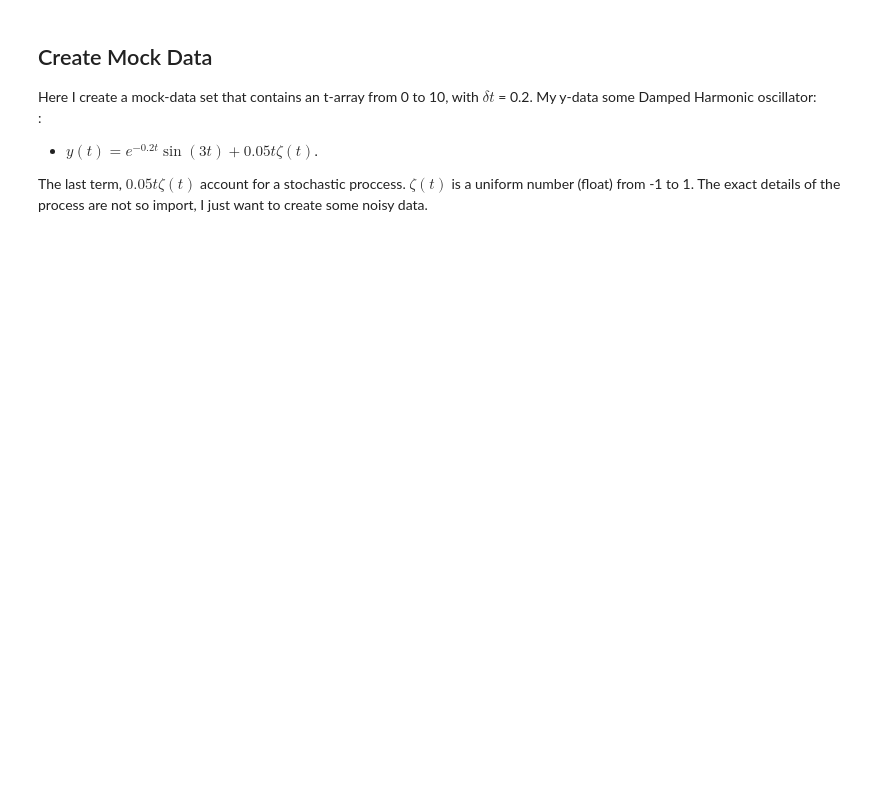
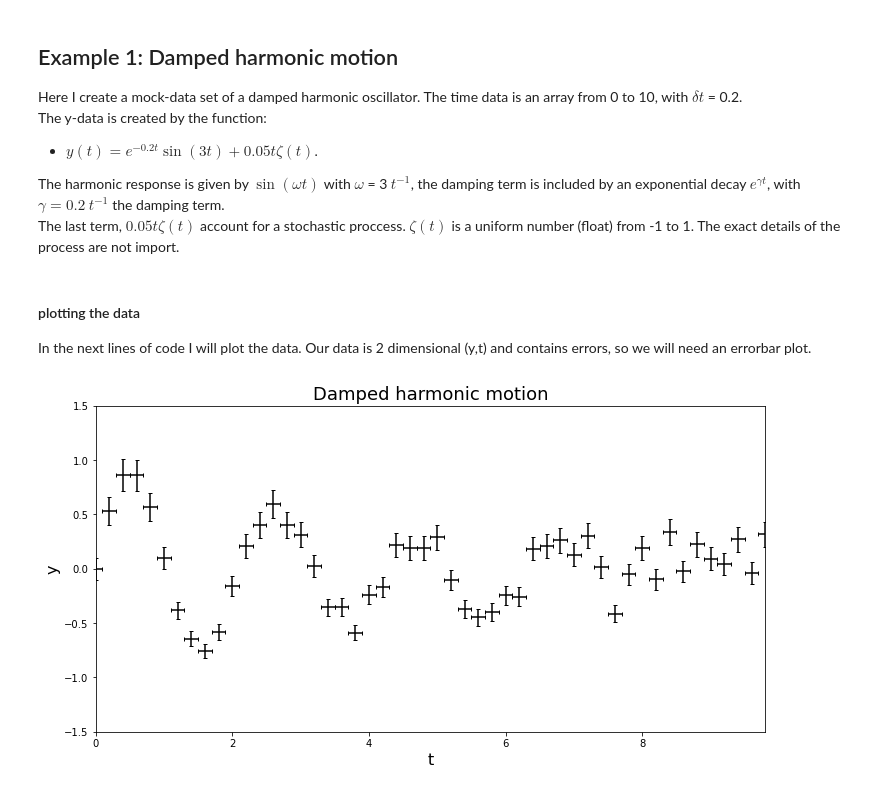
Before and after one commit to JBusink/Curve-Fit, a Jupyter notebook: curve_fit.ipynb, the cells around one changed output. Cells and saved outputs as stored; diff of their text form; code cells hidden in the pictures; blank space fills up the shorter version.

```diff
--- a/curve_fit.ipynb
+++ b/curve_fit.ipynb
@@ -10,8 +14,10 @@ np.random.seed(2) #initialize rng seed
 # %% [markdown]
-## Create Mock Data
-Here I create a mock-data set that contains an t-array from 0 to 10, with $\delta t$ = 0.2. My y-data some Damped Harmonic oscillator: <br>:
+## Example 1: Damped harmonic motion
+Here I create a mock-data set of a damped harmonic oscillator. The time data is an array from 0 to 10, with $\delta t$ = 0.2. <br>
+The y-data is created by the function: <br>
 
  * $y(t) = e^{-0.2t}\sin(3t)+0.05t\zeta(t)$.
 
- The last term, $0.05t\zeta(t)$ account for a stochastic proccess. $\zeta(t)$ is a uniform number (float) from -1 to 1. The exact details of the process are not so import, I just want to create some noisy data.
+The harmonic response is given by $\sin(\omega t)$ with $\omega$ = 3 $t^{-1}$, the damping term is included by an exponential decay $e^{\gamma t}$, with $\gamma = 0.2$ $t^{-1}$ the damping term.<br>
+The last term, $0.05t\zeta(t)$ account for a stochastic proccess. $\zeta(t)$ is a uniform number (float) from -1 to 1. The exact details of the process are not import.
 # %%
@@ -22,0 +30,15 @@ yerr2 = 0.1*y +0.1
+# %% [markdown]
+#### plotting the data
+In the next lines of code I will plot the data.
+Our data is 2 dimensional (y,t) and contains errors, so we will need an errorbar plot.
+# %%
+fig, axes = plt.subplots(1,1,figsize=(12,6)) #Creates a single figure with dimensions (12 by 6 (inch))
+axes.set_title('Damped harmonic motion', fontsize=18)
+axes.errorbar(t,y,xerr=terr,yerr=yerr,fmt='none',ecolor='black',capsize=2) #fmt, ecolor and capsize can be personalized.
+axes.set_xlabel('t',fontsize=16)
+axes.set_ylabel('y',fontsize=16)
+axes.set_xlim(np.min(t),np.max(t))
+axes.set_ylim(-1.5,1.5)
+plt.show()
+# %% [output]
+[figure, added]
```
Also changed, not shown: parts of 6 cells of this notebook.
